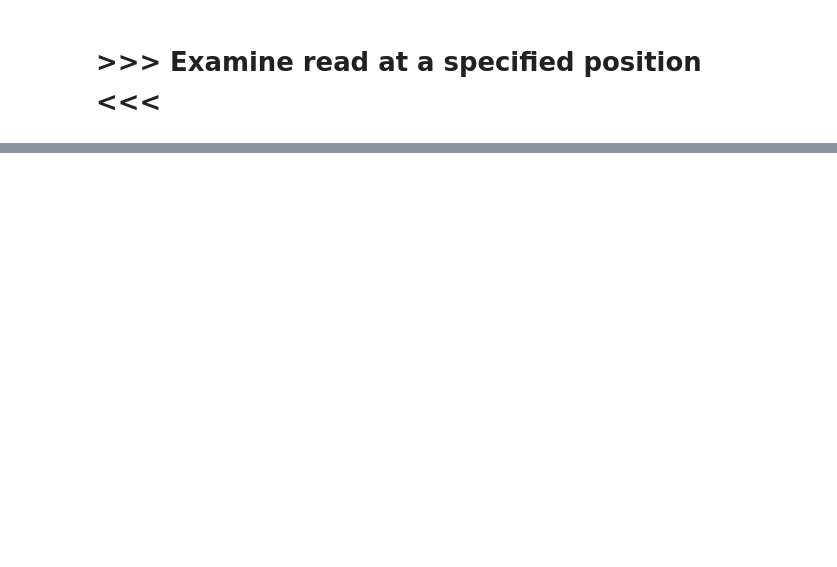
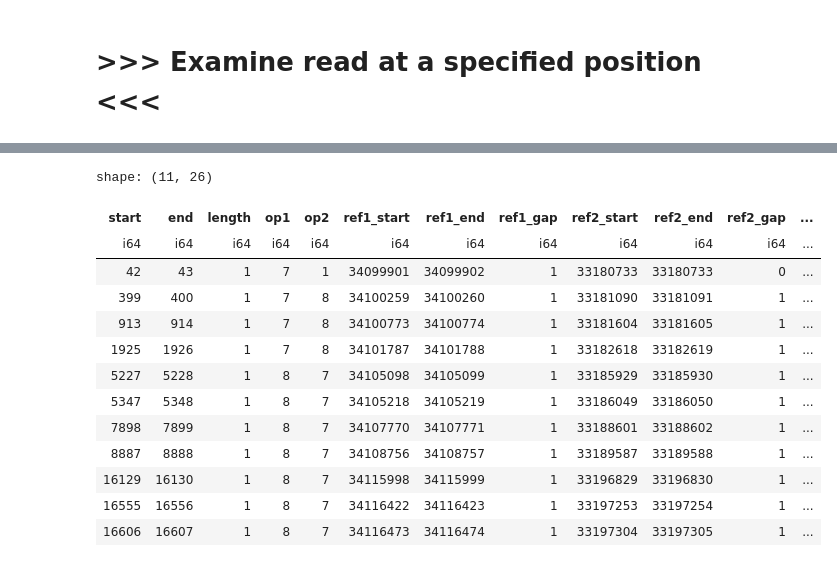
Before and after one commit to regevs/recombination, a Jupyter notebook: notebooks/20240113_read_dashboard.ipynb, the cells around one changed output, grey strips where cells are left out. Drawn from its saved outputs; the diff is of its cells as text; code cells hidden in the pictures; blank space fills up the shorter version.

```diff
--- a/notebooks/20240113_read_dashboard.ipynb
+++ b/notebooks/20240113_read_dashboard.ipynb
@@ -197,0 +263,23 @@ Haplotype 2
+# %%
+read_name = "m64094e_220916_121850/95945774/ccs"
+
+with pl.Config(tbl_rows=-1, fmt_str_lengths=100):
+    display(events_df
+        .filter(pl.col("read_name") == read_name)
+        .filter((pl.col("op1") != pl.col("op2")))
+    )
+# %% [output]
+shape: (11, 26)
+| start | end | length | op1 | op2 | ref1_start | ref1_end | ref1_gap | ref2_start | ref2_end | ref2_gap | ... |
+| i64 | i64 | i64 | i64 | i64 | i64 | i64 | i64 | i64 | i64 | i64 | ... |
+| 42 | 43 | 1 | 7 | 1 | 34099901 | 34099902 | 1 | 33180733 | 33180733 | 0 | ... |
+| 399 | 400 | 1 | 7 | 8 | 34100259 | 34100260 | 1 | 33181090 | 33181091 | 1 | ... |
+| 913 | 914 | 1 | 7 | 8 | 34100773 | 34100774 | 1 | 33181604 | 33181605 | 1 | ... |
+| 1925 | 1926 | 1 | 7 | 8 | 34101787 | 34101788 | 1 | 33182618 | 33182619 | 1 | ... |
+| 5227 | 5228 | 1 | 8 | 7 | 34105098 | 34105099 | 1 | 33185929 | 33185930 | 1 | ... |
+| 5347 | 5348 | 1 | 8 | 7 | 34105218 | 34105219 | 1 | 33186049 | 33186050 | 1 | ... |
+| 7898 | 7899 | 1 | 8 | 7 | 34107770 | 34107771 | 1 | 33188601 | 33188602 | 1 | ... |
+| 8887 | 8888 | 1 | 8 | 7 | 34108756 | 34108757 | 1 | 33189587 | 33189588 | 1 | ... |
+| 16129 | 16130 | 1 | 8 | 7 | 34115998 | 34115999 | 1 | 33196829 | 33196830 | 1 | ... |
+| 16555 | 16556 | 1 | 8 | 7 | 34116422 | 34116423 | 1 | 33197253 | 33197254 | 1 | ... |
+| 16606 | 16607 | 1 | 8 | 7 | 34116473 | 34116474 | 1 | 33197304 | 33197305 | 1 | ... |
```
Also changed, not shown: parts of 19 cells of this notebook, 25 other files.
